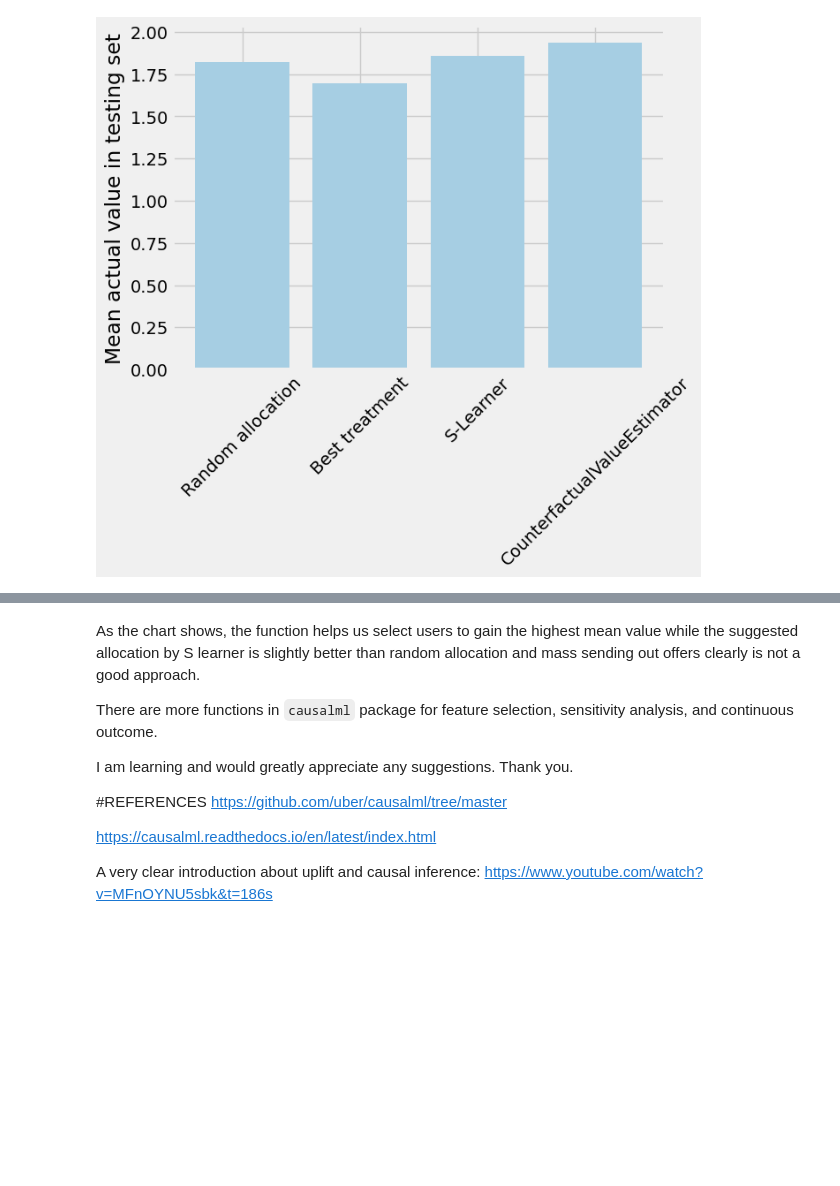
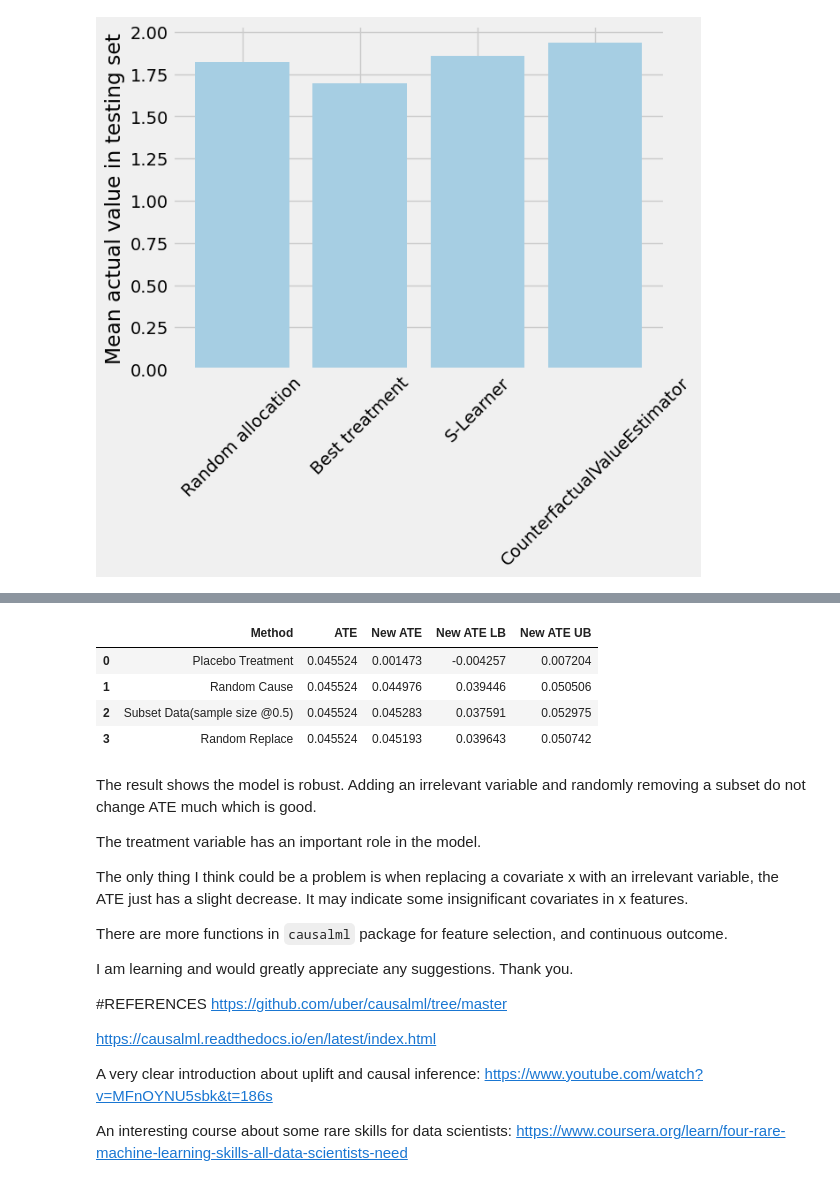
Before and after one commit to tamtran4869/marketing_analysis, a Jupyter notebook: Uplift_modelling.ipynb, the cells around one changed output, grey strips where cells are left out. Cells and saved outputs as stored; diff of their text form; code cells hidden in the pictures; blank space fills up the shorter version.

```diff
--- a/Uplift_modelling.ipynb
+++ b/Uplift_modelling.ipynb
@@ -448,7 +461,35 @@ plt.show()
+# %%
+# Calling the Base SLearner class and return the sensitivity analysis summary report
+learner = BaseXClassifier(outcome_learner = XGBClassifier(),
+                            effect_learner = XGBRegressor(),
+                            control_name=0)
+df['w_no'] = df[w].astype('int')
+sens_x = Sensitivity(df=df, inference_features= x_names, p_col= p,
+                     treatment_col= 'w_no', outcome_col= y,
+                     learner=learner)
+
+# Here for Selection Bias method will use default one-sided confounding function and alpha (quantile range of outcome values) input
+sens_sumary_x = sens_x.sensitivity_analysis(methods=['Placebo Treatment',
+                                                     'Random Cause',
+                                                     'Subset Data',
+                                                     'Random Replace'], sample_size=0.5)
+
+sens_sumary_x
+# %% [output]
+|  | Method | ATE | New ATE | New ATE LB | New ATE UB |
+| 0 | Placebo Treatment | 0.045524 | 0.001473 | -0.004257 | 0.007204 |
+| 1 | Random Cause | 0.045524 | 0.044976 | 0.039446 | 0.050506 |
+| 2 | Subset Data(sample size @0.5) | 0.045524 | 0.045283 | 0.037591 | 0.052975 |
+| 3 | Random Replace | 0.045524 | 0.045193 | 0.039643 | 0.050742 |
 # %% [markdown]
-As the chart shows, the function helps us select users to gain the highest mean value while the suggested allocation by S learner is slightly better than random allocation and mass sending out offers clearly is not a good approach.
+The result shows the model is robust. Adding an irrelevant variable and randomly removing a subset do not change ATE much which is good.
 
-There are more functions in `causalml` package for feature selection, sensitivity analysis, and continuous outcome.
+The treatment variable has an important role in the model.
+
+The only thing I think could be a problem is when replacing a covariate x with an irrelevant variable, the ATE just has a slight decrease. It may indicate some insignificant covariates in x features.
+
+
+There are more functions in `causalml` package for feature selection, and continuous outcome.
 
 I am learning and would greatly appreciate any suggestions. Thank you.
 
@@ -458,3 +499,5 @@ https://github.com/uber/causalml/tree/master
 https://causalml.readthedocs.io/en/latest/index.html
 
 A very clear introduction about uplift and causal inference: https://www.youtube.com/watch?v=MFnOYNU5sbk&t=186s
+
+An interesting course about some rare skills for data scientists: https://www.coursera.org/learn/four-rare-machine-learning-skills-all-data-scientists-need
```
Also changed, not shown: parts of 2 cells of this notebook.
